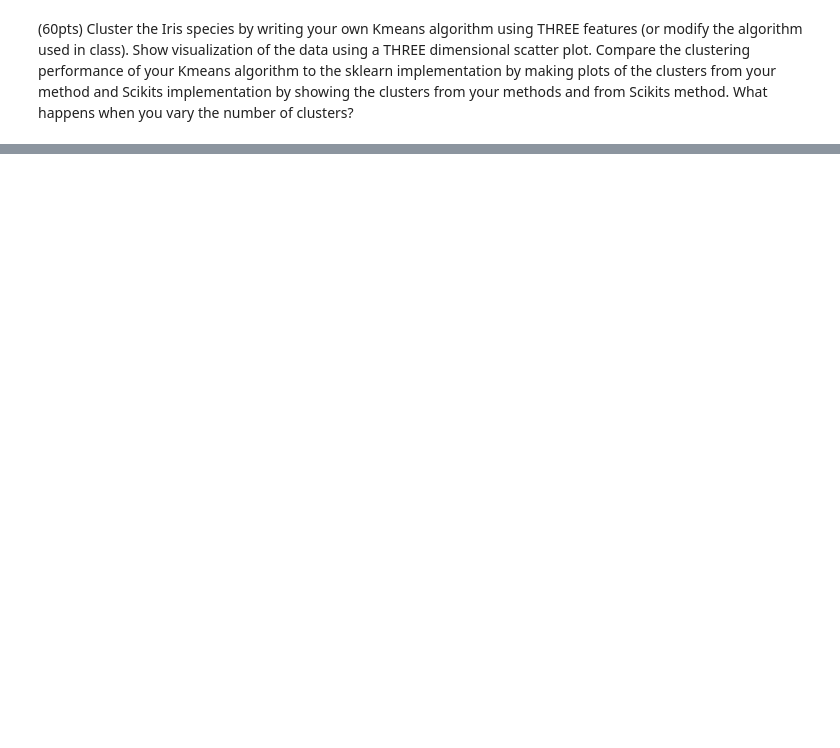
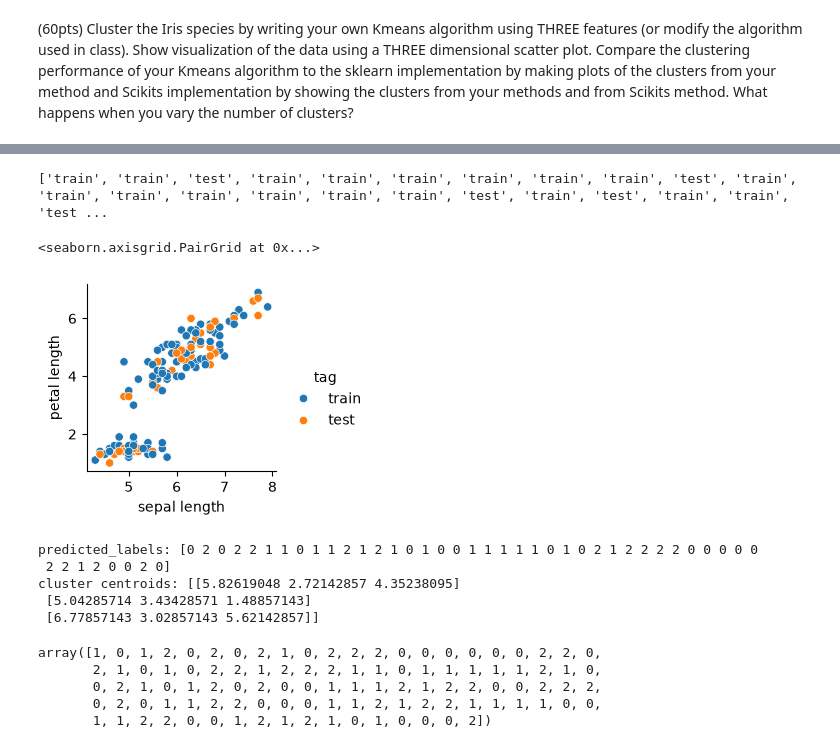
Before and after one commit to hamptb/MANE-4961, a Jupyter notebook: HW2.ipynb, the cells around one changed output, grey strips where cells are left out. Saved outputs shown, nothing was run; the diff lists cells and outputs as text; code cells hidden in the pictures; blank space fills up the shorter version.

```diff
--- a/HW2.ipynb
+++ b/HW2.ipynb
@@ -128,0 +254,10 @@ print(X_t)
+# %%
+y = df['target'].to_numpy()
+# %%
+X_train, X_test, y_train, y_test, idx_train, idx_test=train_test_split(
+    X,y, range(X.shape[0]),
+    test_size=0.30,
+    train_size=0.70,
+    random_state=123,
+    shuffle=True,
+    stratify=y)
@@ -128,0 +274,18 @@ print(X_t)
+# %%
+tag = []
+
+for _ in range(X.shape[0]):
+    if _ in idx_train:
+        tag.append('train')
+    else:
+        tag.append('test')
+
+print(tag)
+df['tag'] = tag
+
+sns.pairplot(df.drop(labels=['target'],axis=1), x_vars=['sepal length'],
+    y_vars=['petal length'], hue='tag')
+# %% [output]
+['train', 'train', 'test', 'train', 'train', 'train', 'train', 'train', 'train', 'test', 'train', 'train', 'train', 'train', 'train', 'train', 'train', 'test', 'train', 'test', 'train', 'train', 'test ...
+<seaborn.axisgrid.PairGrid at 0x...>
+[figure, added]
@@ -128,0 +313,21 @@ print(X_t)
+# %%
+model = KMeans(k=3)
+model.fit(X_train)
+kmeans_labels = model.predict(X_test)
+cluster_coords = model.centroids
+print('predicted_labels:', kmeans_labels)
+print('cluster centroids:', cluster_coords)
+# %% [output]
+predicted_labels: [0 2 0 2 2 1 1 0 1 1 2 1 2 1 0 1 0 0 1 1 1 1 1 0 1 0 2 1 2 2 2 2 0 0 0 0 0
+ 2 2 1 2 0 0 2 0]
+cluster centroids: [[5.82619048 2.72142857 4.35238095]
+ [5.04285714 3.43428571 1.48857143]
+ [6.77857143 3.02857143 5.62142857]]
+# %%
+y_train
+# %% [output]
+array([1, 0, 1, 2, 0, 2, 0, 2, 1, 0, 2, 2, 2, 0, 0, 0, 0, 0, 0, 2, 2, 0,
+       2, 1, 0, 1, 0, 2, 2, 1, 2, 2, 2, 1, 1, 0, 1, 1, 1, 1, 1, 2, 1, 0,
+       0, 2, 1, 0, 1, 2, 0, 2, 0, 0, 1, 1, 1, 2, 1, 2, 2, 0, 0, 2, 2, 2,
+       0, 2, 0, 1, 1, 2, 2, 0, 0, 0, 1, 1, 2, 1, 2, 2, 1, 1, 1, 1, 0, 0,
+       1, 1, 2, 2, 0, 0, 1, 2, 1, 2, 1, 0, 1, 0, 0, 0, 2])
```
Also changed, not shown: parts of 37 cells of this notebook.
